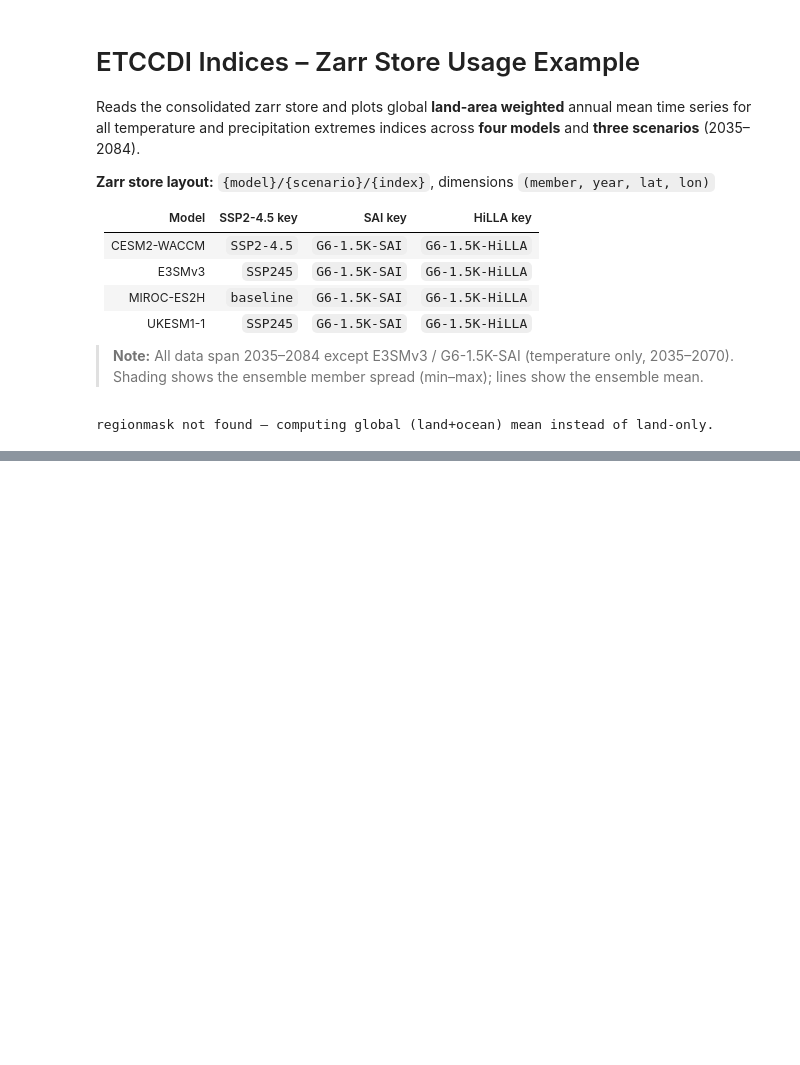
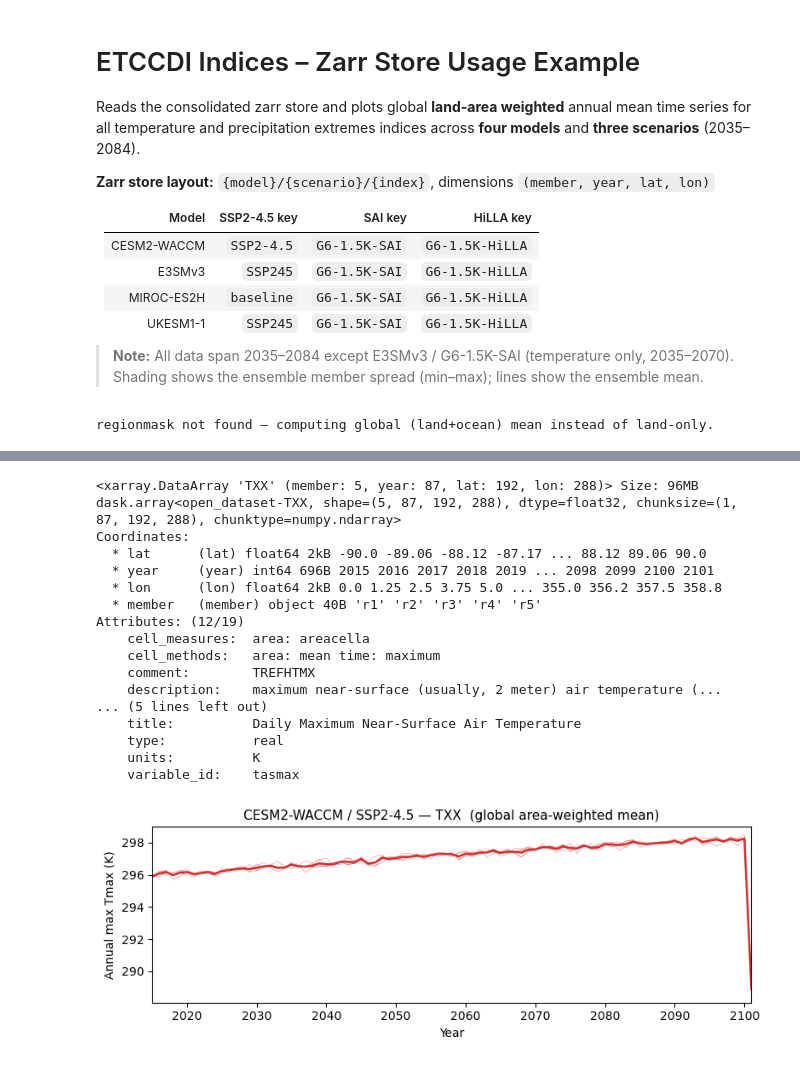
Before and after one commit to ReflectiveCloud/etccdi-indices, a Jupyter notebook: example_usage_zarr.ipynb, the cells around one changed output, grey strips where cells are left out. Cells and saved outputs as stored; diff of their text form; code cells hidden in the pictures; blank space fills up the shorter version.

```diff
--- a/example_usage_zarr.ipynb
+++ b/example_usage_zarr.ipynb
@@ -89,3 +169,51 @@ PRECIP_INDICES = [
+# %%
+index = 'TXX'  # annual maximum daily-maximum temperature
+
+# Select the variable — lazy DataArray with dims (member, year, lat, lon)
+da = ds[index]
+print(da)
+
+# Ensemble mean over members → (year, lat, lon)
+ens_mean = da.mean('member')
+
+# Global area-weighted mean time series (cos-lat weights)
+cos_lat = np.cos(np.deg2rad(da.lat))
+ts = ens_mean.weighted(cos_lat).mean(['lat', 'lon']).compute()
+
+# Quick plot
+fig, ax = plt.subplots(figsize=(8, 3))
+ts.plot(ax=ax, color='#D32F2F', lw=1.8)
+
+# Overlay individual members as thin lines
+for m in da.member.values:
+    member_ts = da.sel(member=m).weighted(cos_lat).mean(['lat', 'lon']).compute()
+    ax.plot(ts.year, member_ts.values, color='#D32F2F', lw=0.6, alpha=0.4)
+
+ax.set_title(f'{model} / {scenario} — {index}  (global area-weighted mean)', fontsize=11)
+ax.set_xlabel('Year')
+ax.set_ylabel('Annual max Tmax (K)')
+ax.set_xlim(int(ts.year.min()), int(ts.year.max()))
+plt.tight_layout()
+plt.show()
+# %% [output]
+<xarray.DataArray 'TXX' (member: 5, year: 87, lat: 192, lon: 288)> Size: 96MB
+dask.array<open_dataset-TXX, shape=(5, 87, 192, 288), dtype=float32, chunksize=(1, 87, 192, 288), chunktype=numpy.ndarray>
+Coordinates:
+  * lat      (lat) float64 2kB -90.0 -89.06 -88.12 -87.17 ... 88.12 89.06 90.0
+  * year     (year) int64 696B 2015 2016 2017 2018 2019 ... 2098 2099 2100 2101
+  * lon      (lon) float64 2kB 0.0 1.25 2.5 3.75 5.0 ... 355.0 356.2 357.5 358.8
+  * member   (member) object 40B 'r1' 'r2' 'r3' 'r4' 'r5'
+Attributes: (12/19)
+    cell_measures:  area: areacella
+    cell_methods:   area: mean time: maximum
+    comment:        TREFHTMX
+    description:    maximum near-surface (usually, 2 meter) air temperature (...
+... (5 lines left out)
+    title:          Daily Maximum Near-Surface Air Temperature
+    type:           real
+    units:          K
+    variable_id:    tasmax
+[figure, added]
 # %%
 _land_mask_cache = {}
 
```
Also changed, not shown: parts of 9 cells of this notebook, 6 other files.
